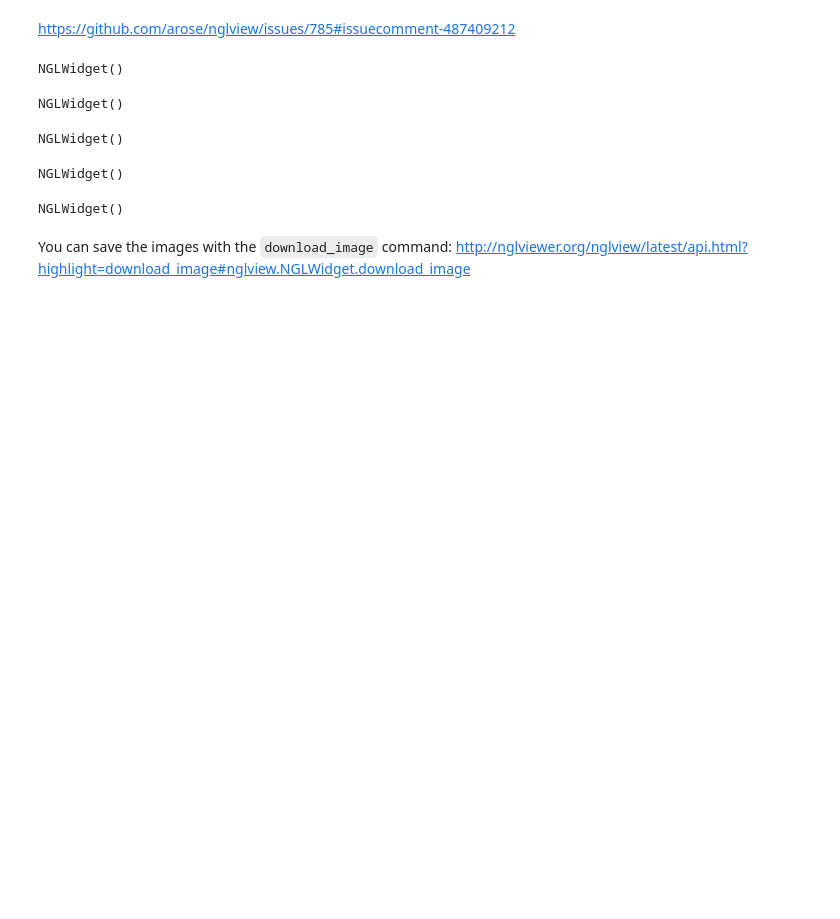
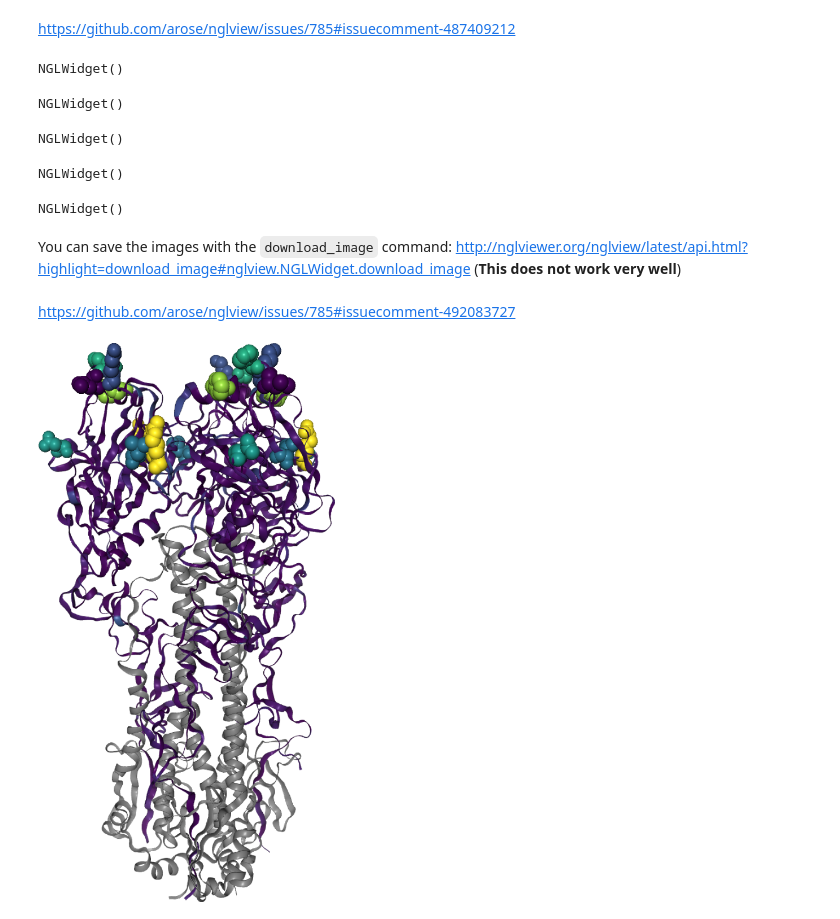
Before and after one commit to jbloomlab/dms_struct, a Jupyter notebook: notebooks/struct_widget_example.ipynb, the cells around one changed output. Cells and saved outputs as stored; diff of their text form; code cells hidden in the pictures; blank space fills up the shorter version.

```diff
--- a/notebooks/struct_widget_example.ipynb
+++ b/notebooks/struct_widget_example.ipynb
@@ -117,3 +121,16 @@ w_ha2gray
 NGLWidget()
 # %% [markdown]
 You can save the images with the `download_image` command: http://nglviewer.org/nglview/latest/api.html?highlight=download_image#nglview.NGLWidget.download_image
+(**This does not work very well**)
+# %% [markdown]
+https://github.com/arose/nglview/issues/785#issuecomment-492083727
+# %%
+w_ha2gray.render_image(antialias=False, factor=4, trim=True)
+w_ha2gray.center()
+i = w_ha2gray._display_image()
+# %%
+with open('temp.png', 'wb') as f:
+    f.write(i.data)
+display(Image('temp.png'))
+# %% [output]
+[figure, added]
```
Also changed, not shown: parts of 1 cell of this notebook.
